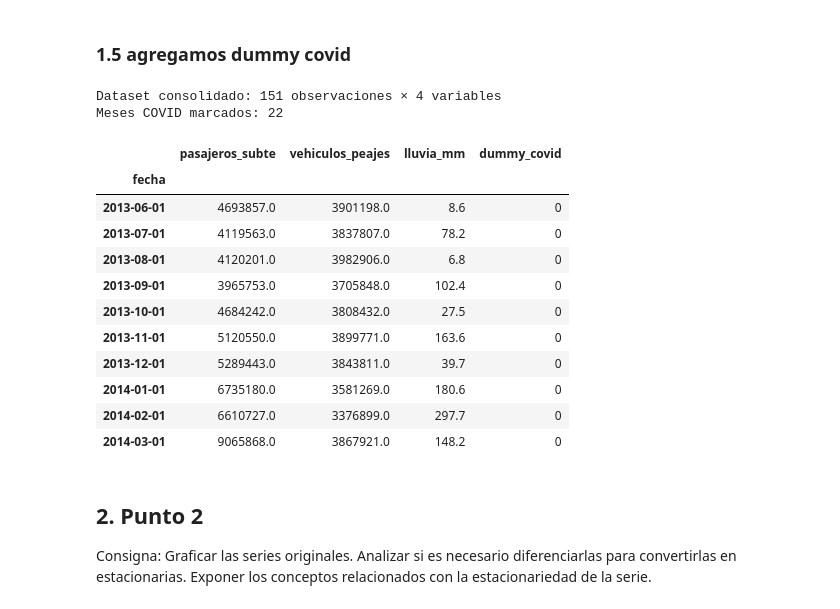
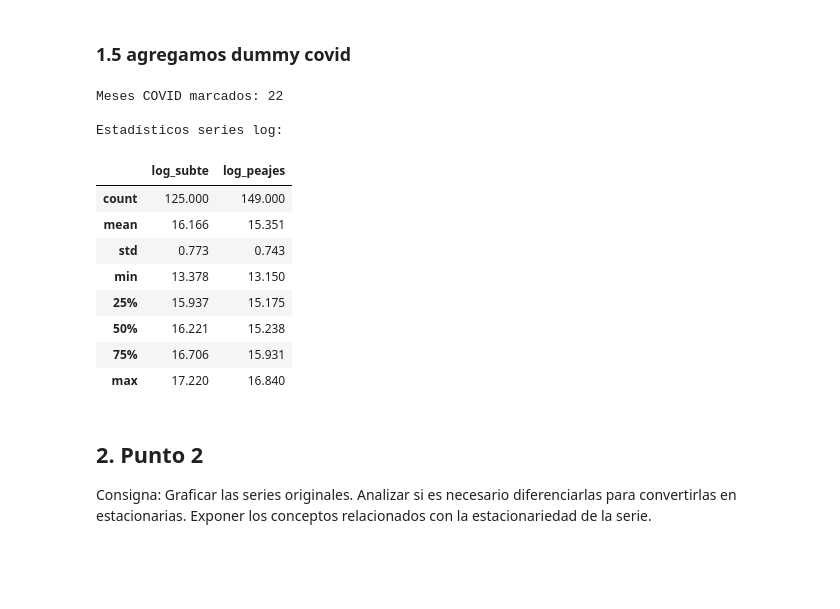
Before and after one commit to giulialvaro/AST-movilidad-BA, a Jupyter notebook: Archivos finales/tp1-AST-movilidad-urbana.ipynb, the cells around one changed output. Saved outputs shown, nothing was run; the diff lists cells and outputs as text; code cells hidden in the pictures; blank space fills up the shorter version.

```diff
--- a/Archivos finales/tp1-AST-movilidad-urbana.ipynb
+++ b/Archivos finales/tp1-AST-movilidad-urbana.ipynb
@@ -650,13 +650,28 @@ Podés correr la celda ahora. Los años 2022-2024 van a descargar ZIPs normales
 # ── Cargar series ya procesadas ───────────────────────────────────────────
 subte   = pd.read_csv(DATA_DIR / 'subte_mensual.csv',  index_col=0, parse_dates=True).squeeze()
 lluvia  = pd.read_csv(DATA_DIR / 'lluvia_mensual.csv', index_col=0, parse_dates=True).squeeze()
-peajes = pd.read_csv(DATA_DIR / 'peajes_mensual.csv', index_col=0, parse_dates=True).squeeze()
+peajes  = pd.read_csv(DATA_DIR / 'peajes_mensual.csv', index_col=0, parse_dates=True).squeeze()
 
 # ── Alinear al mismo período ──────────────────────────────────────────────
 START, END = '2013-06-01', '2025-12-01'
 
 df = pd.DataFrame({
-    'pasajeros_subte': subte,
+    'pasajeros_subte':  subte,
     'vehiculos_peajes': peajes,
-    'lluvia_mm': lluvia,
+    'lluvia_mm':        lluvia,
 }).loc[START:END]
+
+# ── Filtrar outliers extremos en fuente (< 1% de la mediana) ─────────────
+for col in ['pasajeros_subte', 'vehiculos_peajes']:
+    mediana = df[col].median()
+    df.loc[df[col] < mediana * 0.01, col] = np.nan
+
+# ── Transformación logarítmica ────────────────────────────────────────────
+# Se trabaja en log para estabilizar varianza y manejar el cambio de nivel
+# post-COVID. Lluvia no se transforma (ya es estacionaria y tiene ceros).
+df['log_subte']  = np.log(df['pasajeros_subte'])
+df['log_peajes'] = np.log(df['vehiculos_peajes'])
+
+print(f'Dataset consolidado: {df.shape[0]} observaciones × {df.shape[1]} variables')
+print(f'Período: {df.index[0].date()} → {df.index[-1].date()}')
+df[['log_subte','log_peajes','lluvia_mm']].tail()
@@ -665,26 +690,24 @@ df = pd.DataFrame({
 # %%
 # ── Dummy COVID: 1 para mar-2020 hasta dic-2021 ───────────────────────────
 df['dummy_covid'] = 0
 df.loc['2020-03-01':'2021-12-01', 'dummy_covid'] = 1
 
-print(f'Dataset consolidado: {df.shape[0]} observaciones × {df.shape[1]} variables')
 print(f'Meses COVID marcados: {df["dummy_covid"].sum()}')
-df.head(10)
+print('\nEstadísticos series log:')
+df[['log_subte','log_peajes']].describe().round(3)
 # %% [output]
-Dataset consolidado: 151 observaciones × 4 variables
 Meses COVID marcados: 22
+
+Estadísticos series log:
-|  | pasajeros_subte | vehiculos_peajes | lluvia_mm | dummy_covid |
-| fecha |  |  |  |  |
-| 2013-06-01 | 4693857.0 | 3901198.0 | 8.6 | 0 |
-| 2013-07-01 | 4119563.0 | 3837807.0 | 78.2 | 0 |
-| 2013-08-01 | 4120201.0 | 3982906.0 | 6.8 | 0 |
-| 2013-09-01 | 3965753.0 | 3705848.0 | 102.4 | 0 |
-| 2013-10-01 | 4684242.0 | 3808432.0 | 27.5 | 0 |
-| 2013-11-01 | 5120550.0 | 3899771.0 | 163.6 | 0 |
-| 2013-12-01 | 5289443.0 | 3843811.0 | 39.7 | 0 |
-| 2014-01-01 | 6735180.0 | 3581269.0 | 180.6 | 0 |
-| 2014-02-01 | 6610727.0 | 3376899.0 | 297.7 | 0 |
-| 2014-03-01 | 9065868.0 | 3867921.0 | 148.2 | 0 |
+|  | log_subte | log_peajes |
+| count | 125.000 | 149.000 |
+| mean | 16.166 | 15.351 |
+| std | 0.773 | 0.743 |
+| min | 13.378 | 13.150 |
+| 25% | 15.937 | 15.175 |
+| 50% | 16.221 | 15.238 |
+| 75% | 16.706 | 15.931 |
+| max | 17.220 | 16.840 |
 # %% [markdown]
 ## 2. Punto 2
 
```
Also changed, not shown: parts of 26 cells of this notebook, 1 other file.
